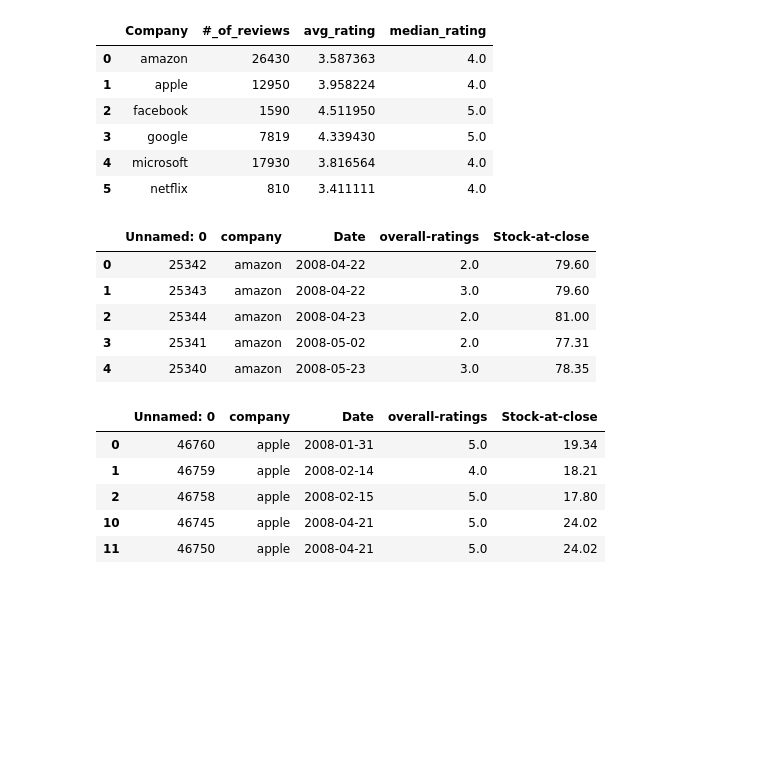
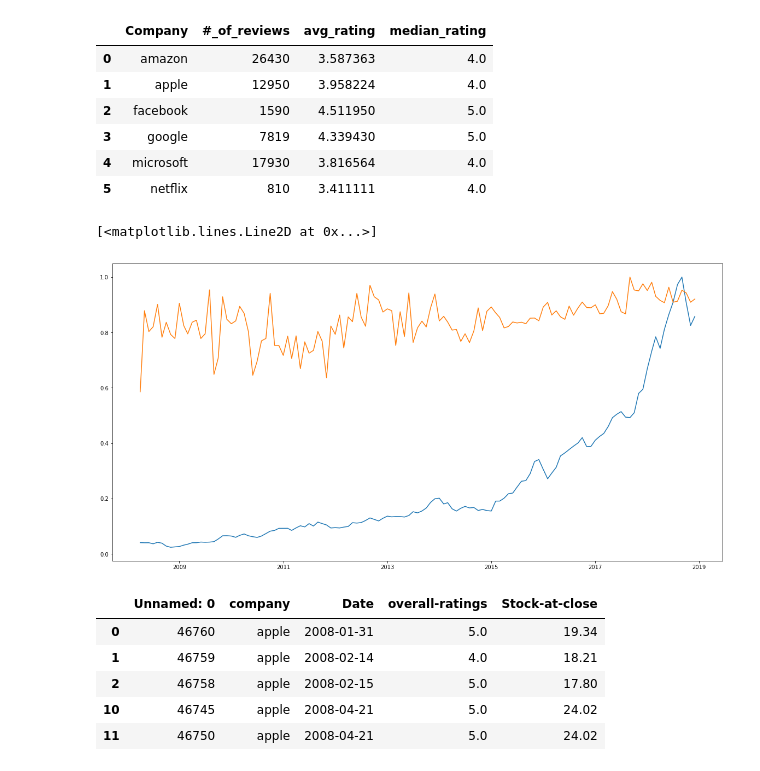
Before and after one commit to annabl38/Project_1, a Jupyter notebook: Company_stuff.Kim.ipynb, the cells around one changed output. Cells and saved outputs as stored; diff of their text form; code cells hidden in the pictures; blank space fills up the shorter version.

```diff
--- a/Company_stuff.Kim.ipynb
+++ b/Company_stuff.Kim.ipynb
@@ -58,23 +58,30 @@ microsoft_df['Date'] = pd.to_datetime(microsoft_df['Date'],format=None)
 # %%
 #Amazon stock data
 AMZN_file= "../Project_1/worldtradingdata-history-AMZN.csv"
 AMZN_df= pd.read_csv(AMZN_file)
 AMZN_df['Date'] = pd.to_datetime(AMZN_df['Date'],format=None)
 
 #merged data
 Amazon_AMZN=pd.merge(amazon_df, AMZN_df, how='left', on ='Date')
 Amazon_AMZN.drop(['job-title','summary','location','pros','cons','advice-to-mgmt','work-balance-stars',
                   'culture-values-stars','carrer-opportunities-stars','comp-benefit-stars',
                   'senior-mangemnet-stars','helpful-count','link','Open','High','Low','Volume'], axis=1, inplace=True)
 Amazon_AMZN=Amazon_AMZN.rename(columns={"Close":"Stock-at-close"})
-(Amazon_AMZN.dropna()).head()
+(Amazon_AMZN.dropna())
+#GB=Amazon_AMZN['Date'].groupby([(Amazon_AMZN['Date'].year),(Amazon_AMZN['Date'].month)]).mean()
+amazon_month=Amazon_AMZN.Date.dt.to_period("M")
+amazon_mean=(Amazon_AMZN.groupby(amazon_month)).mean()
+amazon_mean['scaled-ratings']=(amazon_mean['overall-ratings']/amazon_mean['overall-ratings'].max())
+amazon_mean['stocks-scaled']=(amazon_mean['Stock-at-close']/amazon_mean['Stock-at-close'].max())
+
+amazon_star_x=amazon_mean.to_timestamp()
+x=amazon_star_x.index.values
+plt.figure(figsize=(20,10))
+plt.plot(x,amazon_mean['stocks-scaled'])
+plt.plot(x, amazon_mean['scaled-ratings'])
 # %% [output]
-|  | Unnamed: 0 | company | Date | overall-ratings | Stock-at-close |
-| 0 | 25342 | amazon | 2008-04-22 | 2.0 | 79.60 |
-| 1 | 25343 | amazon | 2008-04-22 | 3.0 | 79.60 |
-| 2 | 25344 | amazon | 2008-04-23 | 2.0 | 81.00 |
-| 3 | 25341 | amazon | 2008-05-02 | 2.0 | 77.31 |
-| 4 | 25340 | amazon | 2008-05-23 | 3.0 | 78.35 |
+[<matplotlib.lines.Line2D at 0x...>]
+[figure, added]
 # %%
 #Apple stock data
 AAPL_file= "../Project_1/worldtradingdata-history-AAPL.csv"
```
Also changed, not shown: parts of 5 cells of this notebook.
